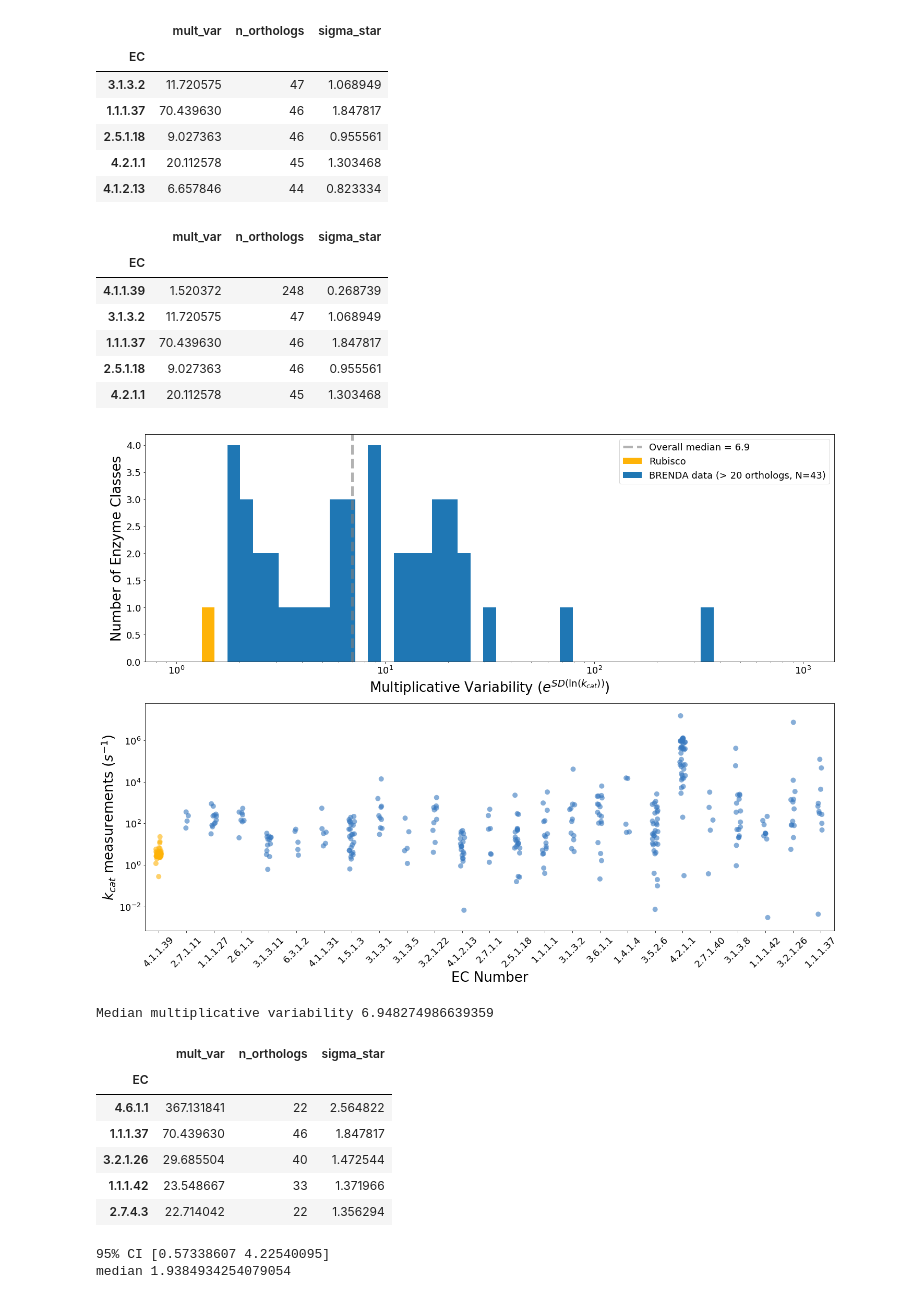
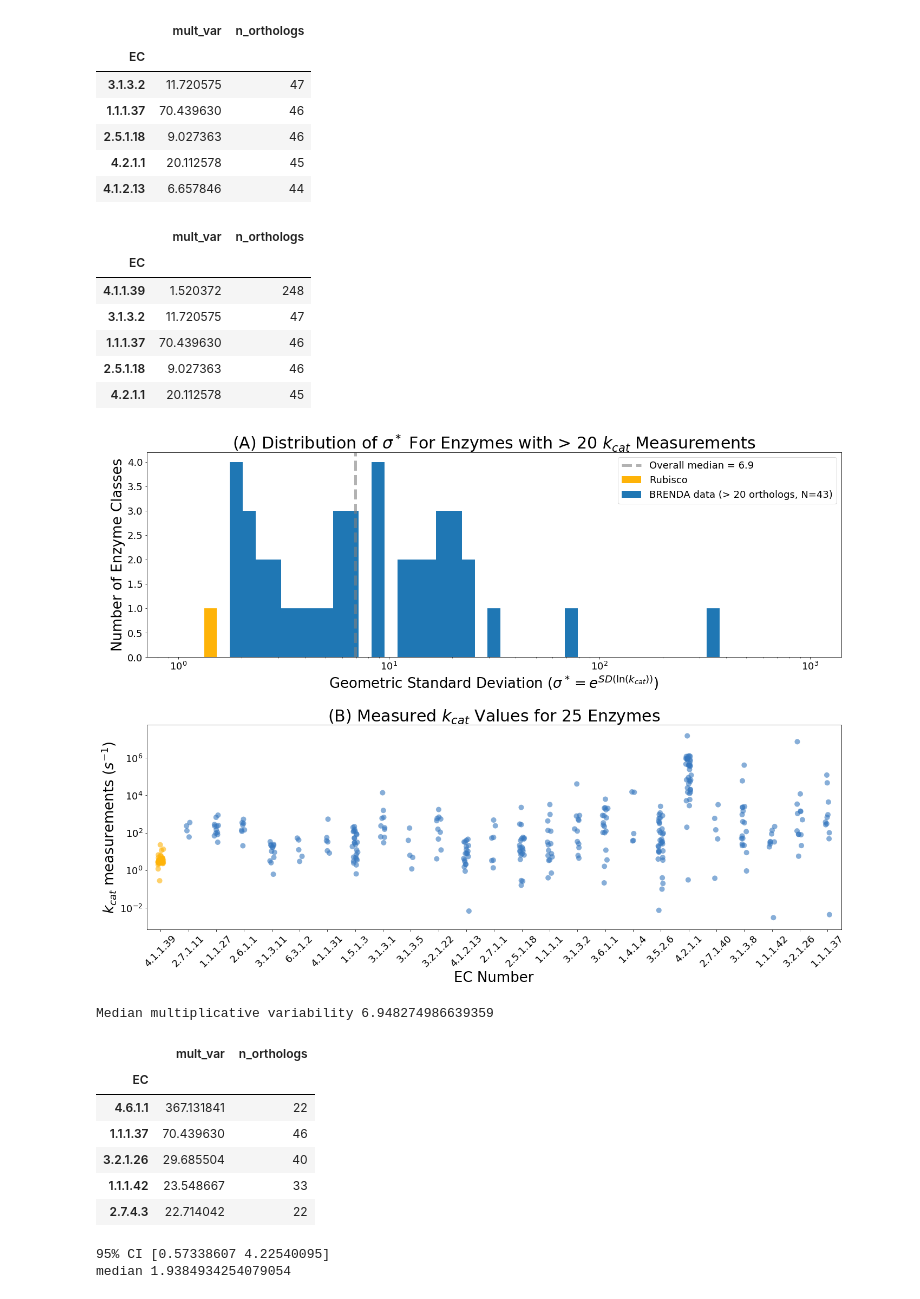
Before and after one commit to flamholz/rubisco, a Jupyter notebook: notebooks/Figure S4 kcat variability compared to BRENDA.ipynb, the cells around one changed output. Cells and saved outputs as stored; diff of their text form; code cells hidden in the pictures.

Commit message:
updates to notebooks to use the correct definition of sigma* thorughout

```diff
--- a/notebooks/Figure S4 kcat variability compared to BRENDA.ipynb
+++ b/notebooks/Figure S4 kcat variability compared to BRENDA.ipynb
@@ -41,8 +42,8 @@ orths = brenda_kcats.groupby('EC_number', as_index=False).size()
 orths = pd.DataFrame(orths).reset_index()
 orths.columns = ['EC_number', 'n_orthologs']
 
+# this value is the same as sigma* in power_laws.py
 var_df = brenda_kcats.groupby('EC_number')['kcat'].apply(lambda x: np.exp(np.nanstd(np.log(x))))
-sig_star = brenda_kcats.groupby('EC_number')['kcat'].apply(lambda x: np.nanstd(np.log10(x)))
 
 var_df = pd.DataFrame(var_df).reset_index()
 var_df = var_df.merge(orths)
@@ -51,7 +52,6 @@ var_df.columns = ['EC', 'mult_var', 'n_orthologs']
 var_df.sort_values('n_orthologs', inplace=True, ascending=False)
 var_df.set_index('EC', inplace=True)
 var_df.dropna(inplace=True)
-var_df['sigma_star'] = sig_star
 
 # Remove low counts, drop rubisco
 filtered_var = var_df[var_df.n_orthologs > 5].copy()
@@ -59,13 +59,13 @@ filtered_var = filtered_var.drop('4.1.1.39')
 
 filtered_var.head()
 # %% [output]
-|  | mult_var | n_orthologs | sigma_star |
-| EC |  |  |  |
-| 3.1.3.2 | 11.720575 | 47 | 1.068949 |
-| 1.1.1.37 | 70.439630 | 46 | 1.847817 |
-| 2.5.1.18 | 9.027363 | 46 | 0.955561 |
-| 4.2.1.1 | 20.112578 | 45 | 1.303468 |
-| 4.1.2.13 | 6.657846 | 44 | 0.823334 |
+|  | mult_var | n_orthologs |
+| EC |  |  |
+| 3.1.3.2 | 11.720575 | 47 |
+| 1.1.1.37 | 70.439630 | 46 |
+| 2.5.1.18 | 9.027363 | 46 |
+| 4.2.1.1 | 20.112578 | 45 |
+| 4.1.2.13 | 6.657846 | 44 |
 # %%
 rub_has_kcat = merged_kin_df[merged_kin_df.vC.notnull()]
 rub_grouped = rub_has_kcat.groupby(['species', 'isoform'], as_index=False)
@@ -79,13 +79,13 @@ var_df.at['4.1.1.39', 'mult_var'] = rub_mult_var
 var_df.sort_values('n_orthologs', inplace=True, ascending=False)
 var_df.head()
 # %% [output]
-|  | mult_var | n_orthologs | sigma_star |
-| EC |  |  |  |
-| 4.1.1.39 | 1.520372 | 248 | 0.268739 |
-| 3.1.3.2 | 11.720575 | 47 | 1.068949 |
-| 1.1.1.37 | 70.439630 | 46 | 1.847817 |
-| 2.5.1.18 | 9.027363 | 46 | 0.955561 |
-| 4.2.1.1 | 20.112578 | 45 | 1.303468 |
+|  | mult_var | n_orthologs |
+| EC |  |  |
+| 4.1.1.39 | 1.520372 | 248 |
+| 3.1.3.2 | 11.720575 | 47 |
+| 1.1.1.37 | 70.439630 | 46 |
+| 2.5.1.18 | 9.027363 | 46 |
+| 4.2.1.1 | 20.112578 | 45 |
 # %%
 top_counts = var_df.iloc[:25].sort_values('mult_var', ascending=True)
 brenda_kcats_subset = brenda_kcats[brenda_kcats.EC_number.isin(top_counts.index)].copy()
@@ -103,47 +103,49 @@ bins = np.logspace(0, 3, 50)
 enough_reports = var_df[var_df.n_orthologs > 20]
 enough_reports_no_rub = enough_reports.drop('4.1.1.39')
 plt.hist(enough_reports.mult_var, bins=bins, label='Rubisco', color=named_colors[1])
 plt.hist(enough_reports_no_rub.mult_var, bins=bins, label='BRENDA data (> 20 orthologs, N=%d)' % enough_reports.shape[0])
 #plt.axvline(rub_mult_var, color=named_colors[1], lw=5, ls='--',
 #            label='Rubisco = %.1f' % rub_mult_var, alpha=0.6)
 plt.axvline(enough_reports.mult_var.median(), color='grey', lw=5, ls='--',
             label='Overall median = %.1f' % enough_reports.mult_var.median(), alpha=0.6)
 
 plt.legend(loc=1, fontsize=18)
 plt.tick_params(labelsize=18)
-plt.xlabel('Multiplicative Variability ($e^{SD(\ln(k_{cat}))}$)', fontsize=26)
+plt.xlabel('Geometric Standard Deviation ($\sigma^* = e^{SD(\ln(k_{cat}))}$)', fontsize=26)
 plt.ylabel('Number of Enzyme Classes', fontsize=26)
+plt.title('(A) Distribution of $\sigma^*$ For Enzymes with > 20 $k_{cat}$ Measurements', fontsize=30)
 
 # Top 25 ECs by number of orthologs
 ax = plt.subplot(gs[1])
 
 plt.yscale('log')
 palette = [named_colors[1]] + [named_colors[0]] * 24
 sns.stripplot(x='EC_number', y='kcat', order=top_counts.index, data=brenda_kcats_subset,
               jitter=0.1, palette=palette, size=10, alpha=0.6)
 plt.xticks(fontsize=18, ha='center', rotation=45)
 plt.yticks(fontsize=18)
 
 plt.xlabel('EC Number', fontsize=26)
 plt.ylabel('$k_{cat}$ measurements ($s^{-1}$)', fontsize=26)
+plt.title('(B) Measured $k_{cat}$ Values for 25 Enzymes', fontsize=30)
 
-plt.tight_layout()
+plt.tight_layout(pad=3)
 plt.show()
 
 print('Median multiplicative variability', enough_reports.mult_var.median())
 # %% [output]
-[figure, old version]
+[figure, new version]
 Median multiplicative variability 6.948274986639359
 # %%
 enough_reports.sort_values('mult_var', ascending=False).head()
 # %% [output]
-|  | mult_var | n_orthologs | sigma_star |
-| EC |  |  |  |
-| 4.6.1.1 | 367.131841 | 22 | 2.564822 |
-| 1.1.1.37 | 70.439630 | 46 | 1.847817 |
-| 3.2.1.26 | 29.685504 | 40 | 1.472544 |
-| 1.1.1.42 | 23.548667 | 33 | 1.371966 |
-| 2.7.4.3 | 22.714042 | 22 | 1.356294 |
+|  | mult_var | n_orthologs |
+| EC |  |  |
+| 4.6.1.1 | 367.131841 | 22 |
+| 1.1.1.37 | 70.439630 | 46 |
+| 3.2.1.26 | 29.685504 | 40 |
+| 1.1.1.42 | 23.548667 | 33 |
+| 2.7.4.3 | 22.714042 | 22 |
 # %%
 conf_range = [2.5, 97.5]
 
```
Also changed, not shown: parts of 2 cells of this notebook, 3 other files.
